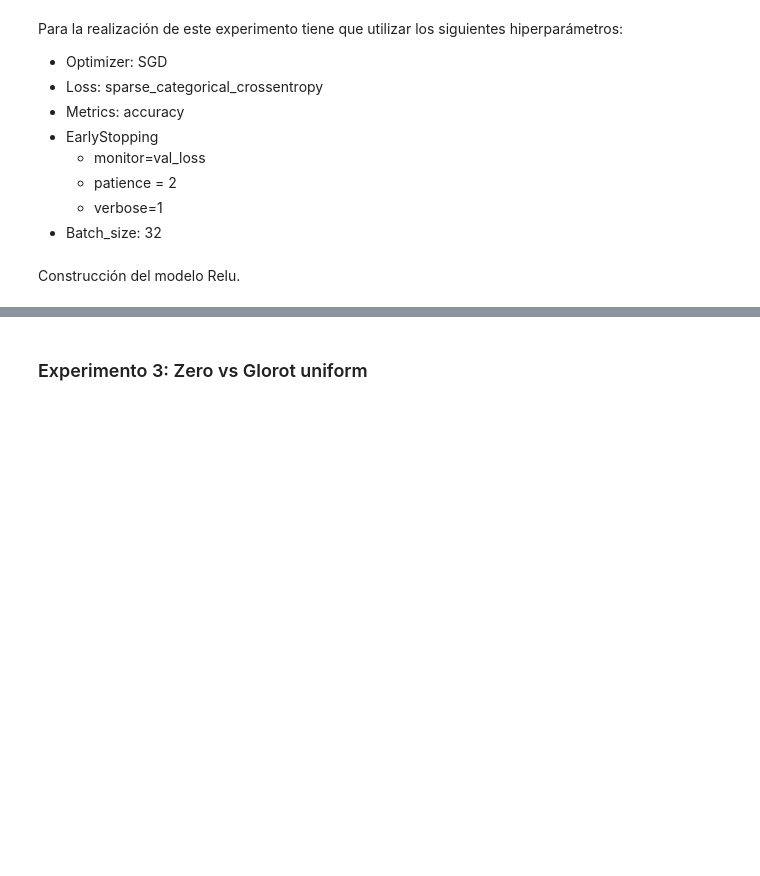
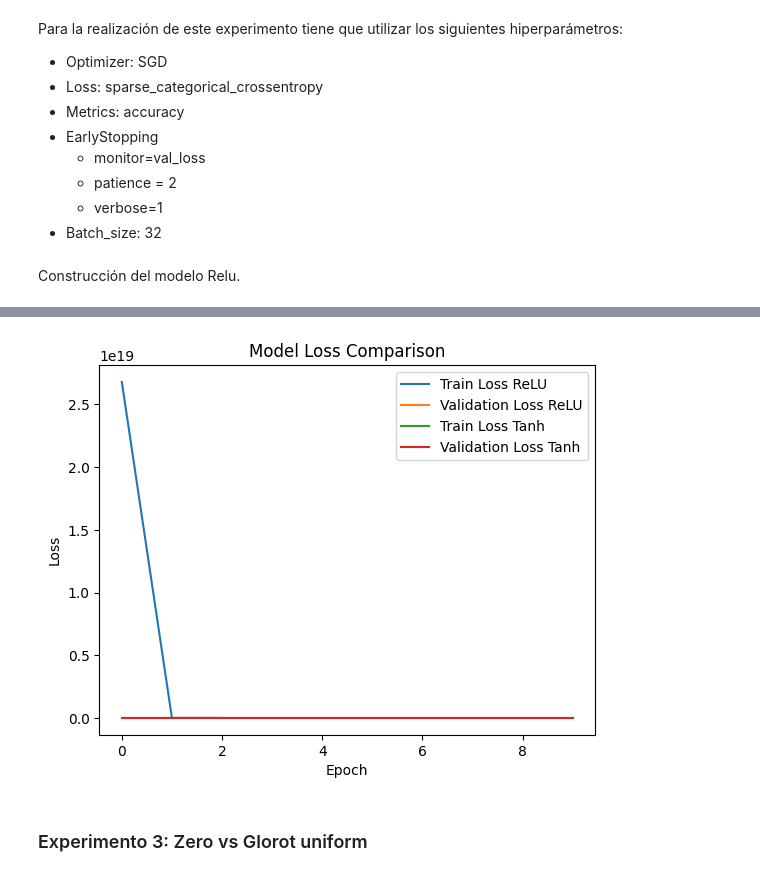
Before and after one commit to adronmarsh/IA, a Jupyter notebook: Sistemas_de_Aprendizaje_Automático/U005-Entrenamiento_redes_neuronales/Funciones_de_activación/LAB3/Lab_3_Experimentación_de_hiperparametros.ipynb, the cells around one changed output, grey strips where cells are left out. Drawn from its saved outputs; the diff is of its cells as text; code cells hidden in the pictures; blank space fills up the shorter version.

```diff
--- a/Sistemas_de_Aprendizaje_Automático/U005-Entrenamiento_redes_neuronales/Funciones_de_activación/LAB3/Lab_3_Experimentación_de_hiperparametros.ipynb
+++ b/Sistemas_de_Aprendizaje_Automático/U005-Entrenamiento_redes_neuronales/Funciones_de_activación/LAB3/Lab_3_Experimentación_de_hiperparametros.ipynb
@@ -352,3 +500,7 @@ Construcción del modelo Relu.
+# %%
+plot_compare_losses(history_relu, history_tanh)
+# %% [output]
+[figure, added]
 # %% [markdown]
 ### Experimento 3: Zero vs Glorot uniform
 # %% [markdown]
```
Also changed, not shown: parts of 12 cells of this notebook.
